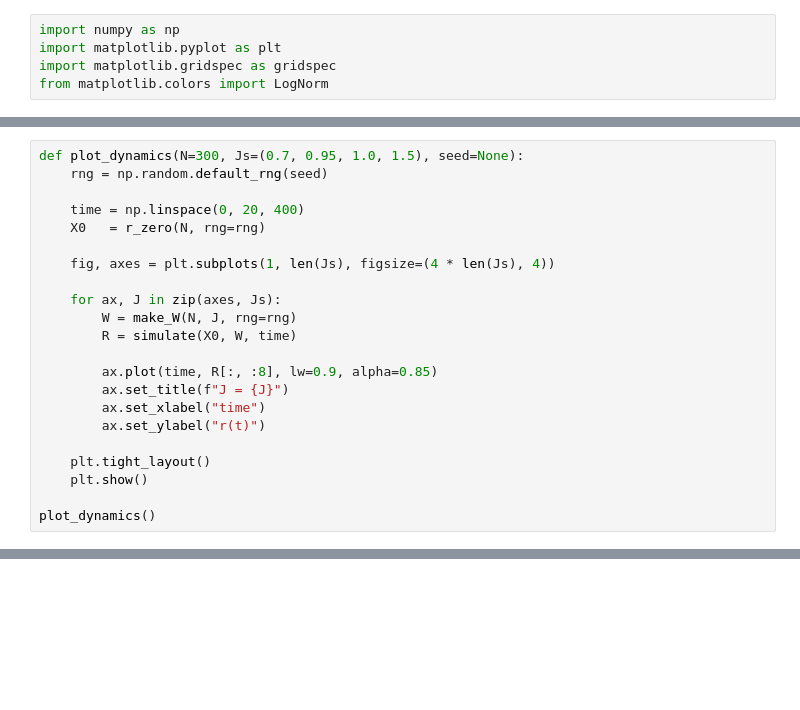
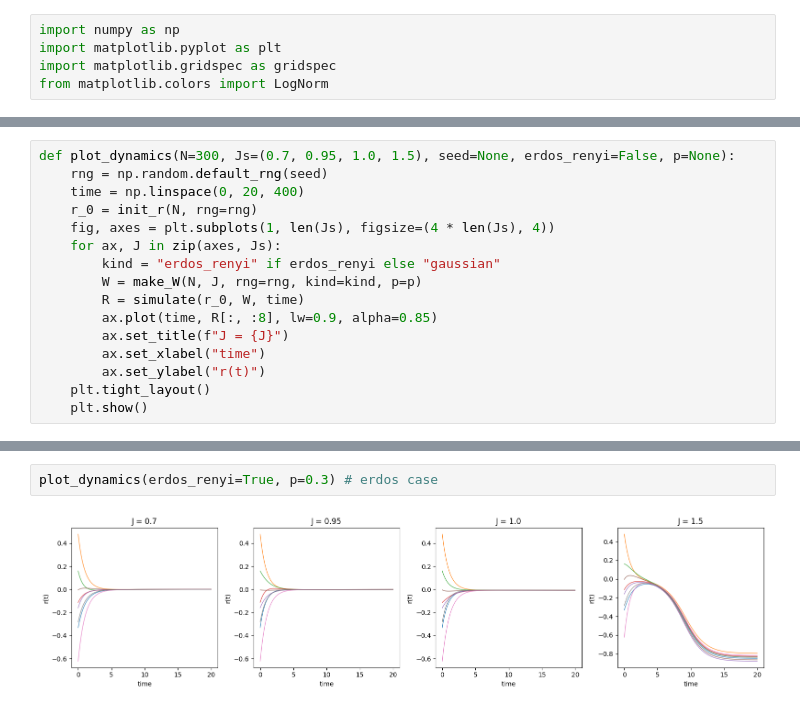
Before and after one commit to bs-machinelearning/reservoir-computing-research, a Jupyter notebook: people/Antonio_Perazza.ipynb, the cells around one changed output, grey strips where cells are left out. Saved outputs shown, nothing was run; the diff lists cells and outputs as text; blank space fills up the shorter version.

```diff
--- a/people/Antonio_Perazza.ipynb
+++ b/people/Antonio_Perazza.ipynb
@@ -31,24 +50,18 @@ def simulate(X0, W, time):
 
     return R
 # %%
-def plot_dynamics(N=300, Js=(0.7, 0.95, 1.0, 1.5), seed=None):
+def plot_dynamics(N=300, Js=(0.7, 0.95, 1.0, 1.5), seed=None, erdos_renyi=False, p=None):
     rng = np.random.default_rng(seed)
-
     time = np.linspace(0, 20, 400)
-    X0   = r_zero(N, rng=rng)
-
+    r_0 = init_r(N, rng=rng)
     fig, axes = plt.subplots(1, len(Js), figsize=(4 * len(Js), 4))
-
     for ax, J in zip(axes, Js):
-        W = make_W(N, J, rng=rng)
-        R = simulate(X0, W, time)
-
+        kind = "erdos_renyi" if erdos_renyi else "gaussian"
+        W = make_W(N, J, rng=rng, kind=kind, p=p)
+        R = simulate(r_0, W, time)
         ax.plot(time, R[:, :8], lw=0.9, alpha=0.85)
         ax.set_title(f"J = {J}")
         ax.set_xlabel("time")
         ax.set_ylabel("r(t)")
-
     plt.tight_layout()
     plt.show()
-
-plot_dynamics()
@@ -57,3 +72,7 @@ plot_dynamics()
+# %%
+plot_dynamics(erdos_renyi=True, p=0.3) # erdos case
+# %% [output]
+[figure, added]
 # %%
 N        = 100
 time     = np.linspace(0, 40, 800)
```
Also changed, not shown: parts of 6 cells of this notebook.
